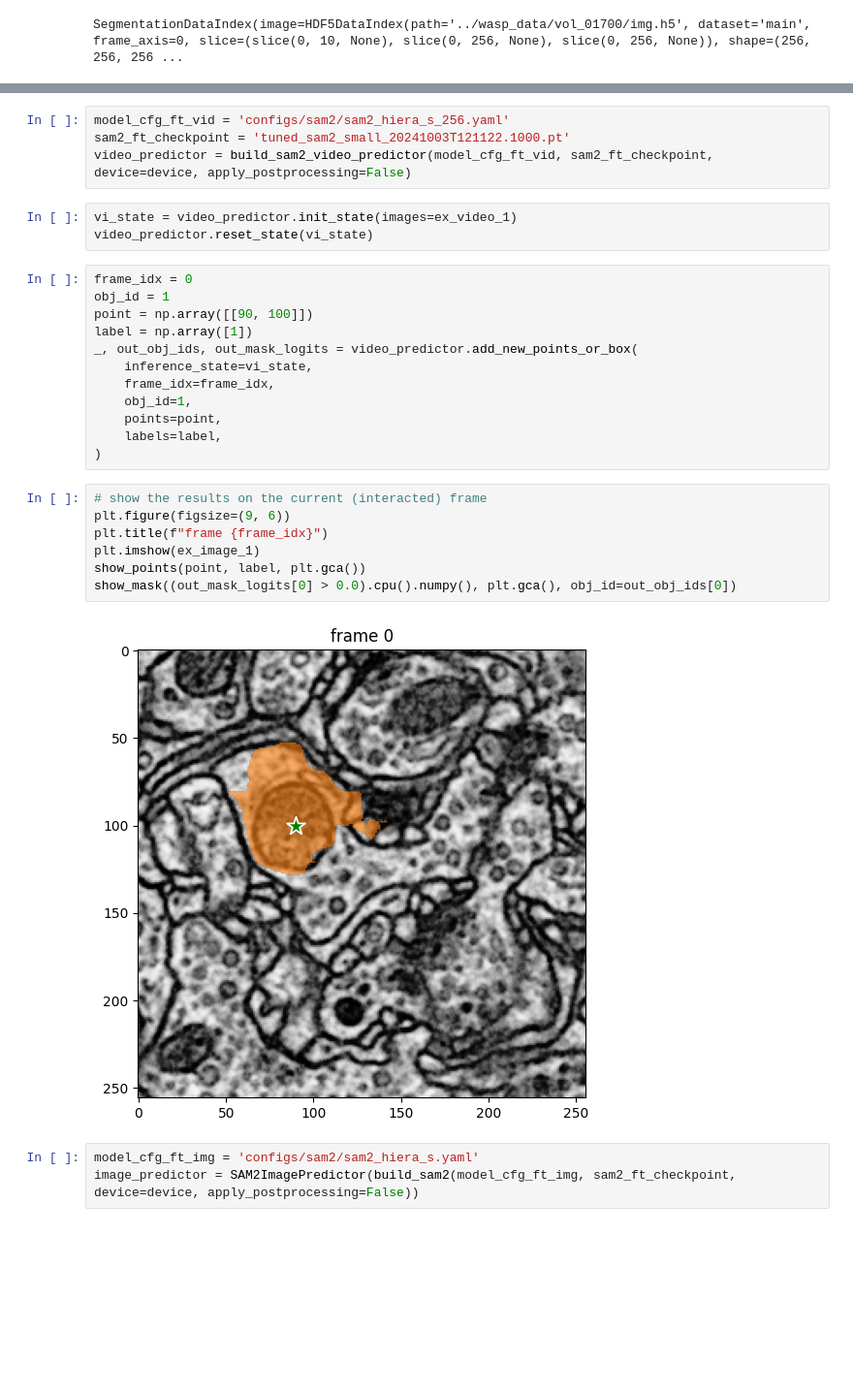
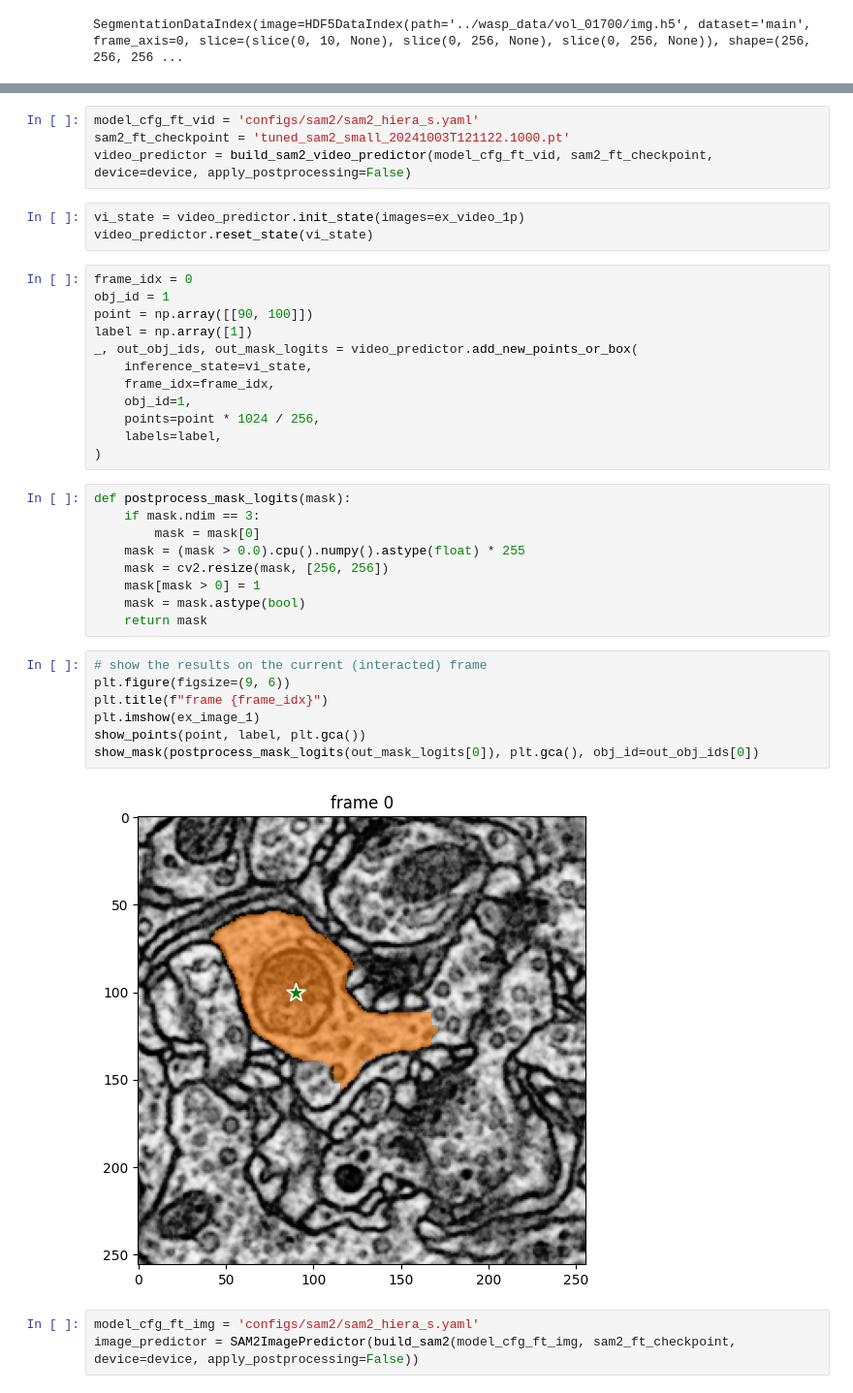
Before and after one commit to eschombu/segment-anything-2, a Jupyter notebook: wasp_em_fine_tuning/video_wasp_sp3.ipynb, the cells around one changed output, grey strips where cells are left out. Shown at 97% size. Saved outputs shown, nothing was run; the diff lists cells and outputs as text; blank space fills up the shorter version.

Commit message:
fixes to wasp_em_fine_tuning/video_wasp_sp3.ipynb notebook

```diff
--- a/wasp_em_fine_tuning/video_wasp_sp3.ipynb
+++ b/wasp_em_fine_tuning/video_wasp_sp3.ipynb
@@ -165,9 +176,9 @@ ex_video_1 = ex_video_1.astype(float) / ex_video_1[0].max()
 # %%
-model_cfg_ft_vid = 'configs/sam2/sam2_hiera_s_256.yaml'
+model_cfg_ft_vid = 'configs/sam2/sam2_hiera_s.yaml'
 sam2_ft_checkpoint = 'tuned_sam2_small_20241003T121122.1000.pt'
 video_predictor = build_sam2_video_predictor(model_cfg_ft_vid, sam2_ft_checkpoint, device=device, apply_postprocessing=False)
 # %%
-vi_state = video_predictor.init_state(images=ex_video_1)
+vi_state = video_predictor.init_state(images=ex_video_1p)
 video_predictor.reset_state(vi_state)
 # %%
 frame_idx = 0
@@ -178,18 +189,27 @@ _, out_obj_ids, out_mask_logits = video_predictor.add_new_points_or_box(
     inference_state=vi_state,
     frame_idx=frame_idx,
     obj_id=1,
-    points=point,
+    points=point * 1024 / 256,
     labels=label,
 )
+# %%
+def postprocess_mask_logits(mask):
+    if mask.ndim == 3:
+        mask = mask[0]
+    mask = (mask > 0.0).cpu().numpy().astype(float) * 255
+    mask = cv2.resize(mask, [256, 256])
+    mask[mask > 0] = 1
+    mask = mask.astype(bool)
+    return mask
 # %%
 # show the results on the current (interacted) frame
 plt.figure(figsize=(9, 6))
 plt.title(f"frame {frame_idx}")
 plt.imshow(ex_image_1)
 show_points(point, label, plt.gca())
-show_mask((out_mask_logits[0] > 0.0).cpu().numpy(), plt.gca(), obj_id=out_obj_ids[0])
+show_mask(postprocess_mask_logits(out_mask_logits[0]), plt.gca(), obj_id=out_obj_ids[0])
 # %% [output]
-[figure, old version]
+[figure, new version]
 # %%
 model_cfg_ft_img = 'configs/sam2/sam2_hiera_s.yaml'
 image_predictor = SAM2ImagePredictor(build_sam2(model_cfg_ft_img, sam2_ft_checkpoint, device=device, apply_postprocessing=False))
```
Also changed, not shown: parts of 8 cells of this notebook.
